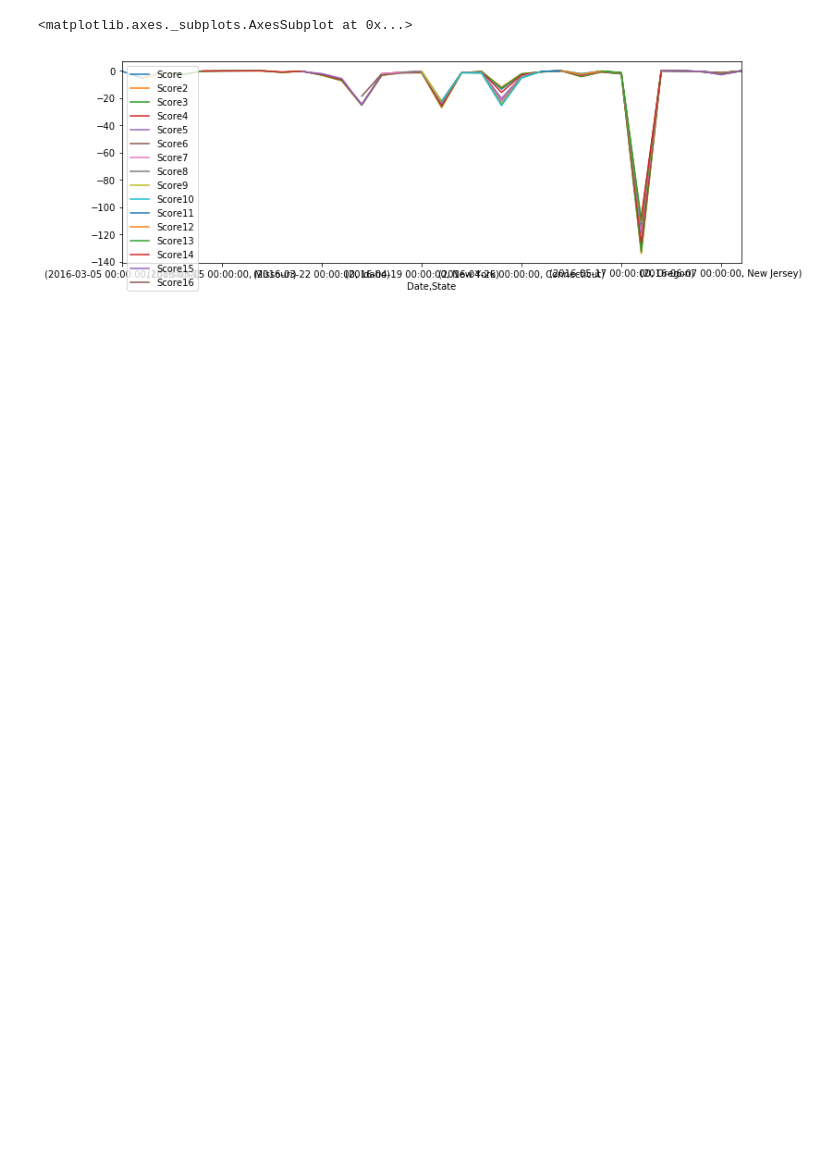
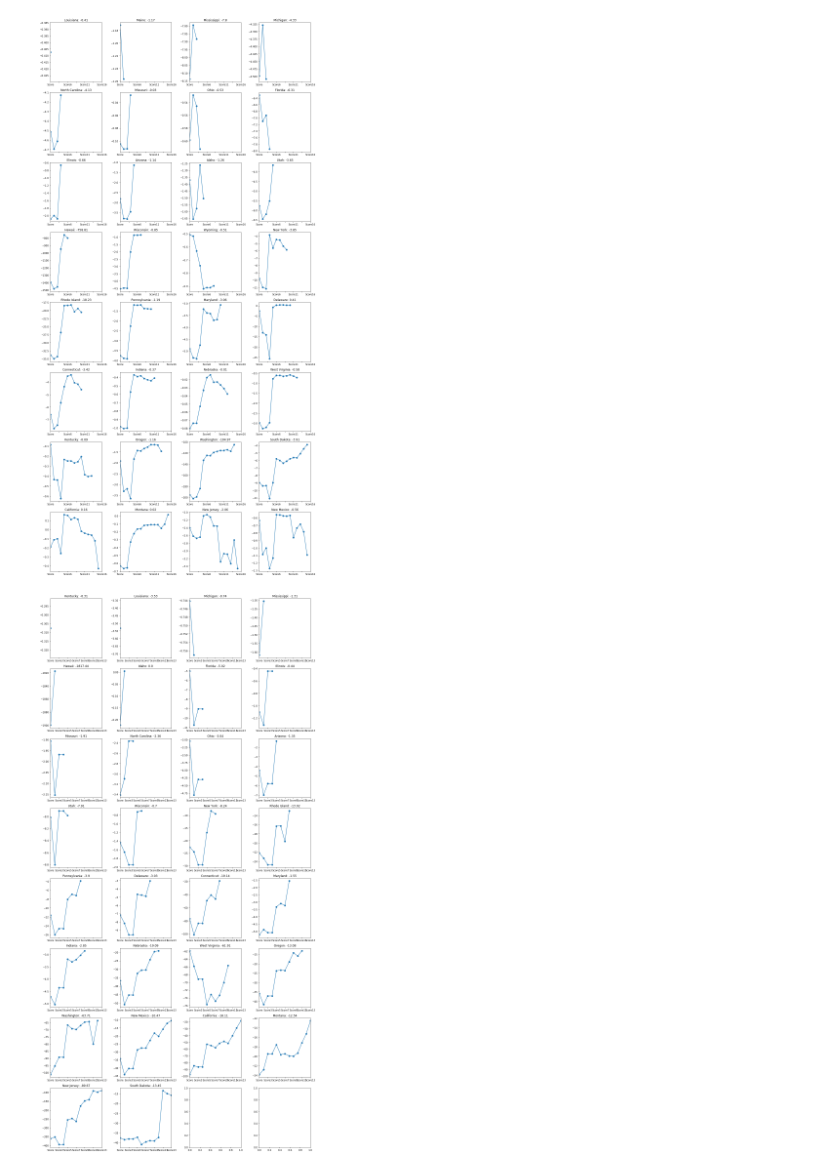
Before and after one commit to DijunLiu1995/DSQF, a Jupyter notebook: election/notebooks/regression.ipynb, the cells around one changed output. Cells and saved outputs as stored; diff of their text form; code cells hidden in the pictures; blank space fills up the shorter version.

```diff
--- a/election/notebooks/regression.ipynb
+++ b/election/notebooks/regression.ipynb
@@ -117,5 +91,47 @@ score_result
-# %%
-score_result.plot(figsize = (12,4))
-# %% [output]
-<matplotlib.axes._subplots.AxesSubplot at 0x...>
-[figure, removed]
+# %%
+# Put them all together
+def mainRegFunc(party, model1):
+    global cdd_thisParty
+    cdd_thisParty = CANDIDATES[party]
+    # As there are so many candidates, for simplicity I just run it for these candidates as they have the most data.
+
+    source = prepareCountyInfo(party)
+    bigday_list, bigday = getBigDayList(party)
+    score_result = runRegression_all(source, bigday_list, bigday, model1)
+    return score_result
+# %%
+# for one model
+def useOneModel(model):
+    score = mainRegFunc('dems', model)
+    score = score.reset_index(level=['Date'], drop = True)
+    #score.plot(figsize = (12,4))
+    score_T = score.T
+    fig, axes = plt.subplots(8, 4, figsize = (16, 32))
+    for idx, col in enumerate(score_T):
+        left = int(idx/4)
+        right = idx - int(idx/4)*4
+        score_T[col].plot(ax = axes[left, right], style = 'o-')
+        axes[left,right].set_title(col + ': '+ str(round(score_T[col].max(),2)))
+        plt.tight_layout()
+    plt.show()
+
+    MODEL = linear_model.Ridge(alpha = 0, normalize = True)
+    score = mainRegFunc('reps', model)
+    score = score.reset_index(level=['Date'], drop = True)
+    #score.plot(figsize = (12,4))
+    score_T = score.T
+    fig, axes = plt.subplots(8, 4, figsize = (16, 32))
+    for idx, col in enumerate(score_T):
+        left = int(idx/4)
+        right = idx - int(idx/4)*4
+        score_T[col].plot(ax = axes[left, right], style = 'o-')
+        axes[left,right].set_title(col + ': '+ str(round(score_T[col].max(),2)))
+        plt.tight_layout()
+    plt.show()
+# %%
+# Simple linear regression 1
+MODEL = linear_model.Ridge(alpha = 0, normalize = True)
+useOneModel(MODEL)
+# %% [output]
+[figure, added]
+[figure, added]
```
Also changed, not shown: parts of 9 cells of this notebook.
